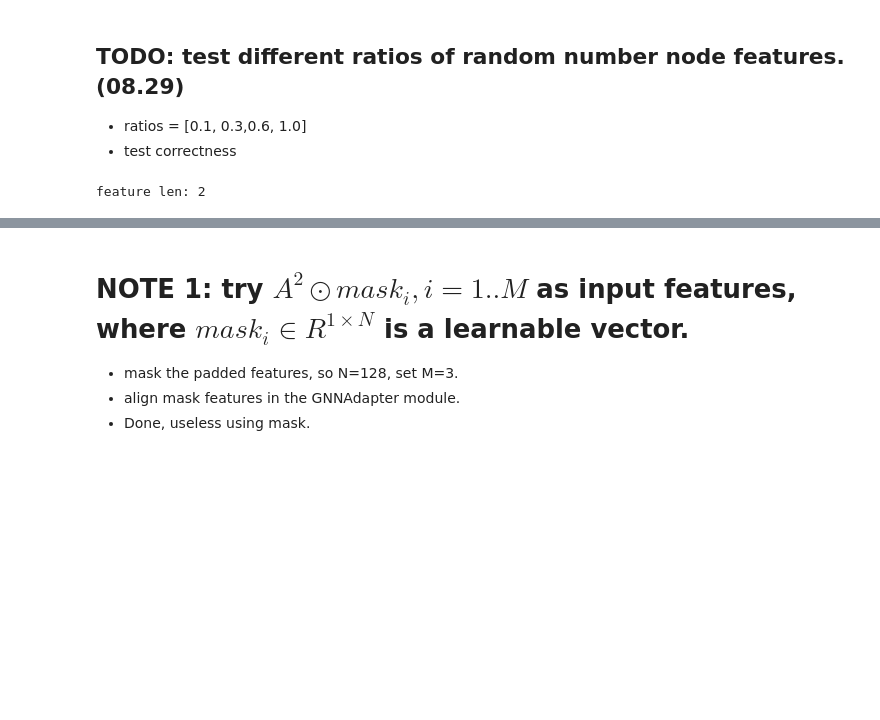
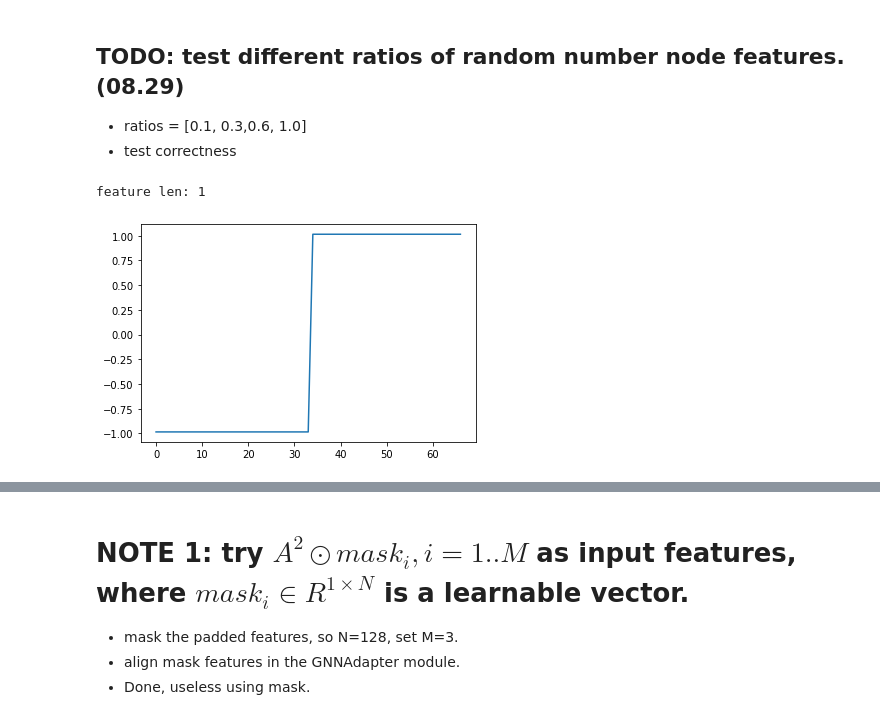
Before and after one commit to ICLab4DL/GNNBenchEffectiveness, a Jupyter notebook: benchmark_cc_d.ipynb, the cells around one changed output, grey strips where cells are left out. Saved outputs shown, nothing was run; the diff lists cells and outputs as text; code cells hidden in the pictures; blank space fills up the shorter version.

```diff
--- a/benchmark_cc_d.ipynb
+++ b/benchmark_cc_d.ipynb
@@ -1689,14 +1681,30 @@ cc_dataloaders.append(assemble_dataloader(*construct_dataset(cc_dataset,
                             y_torch_type=torch.FloatTensor, sparse=True), cuda=False))
 # %%
 # NOTE: only all one and index features
-index_fea_train = composite_node_features(node_features[2][0], node_features[4][0], padding=False)
-index_fea_test = composite_node_features(node_features[2][1], node_features[4][1], padding=False)
+# index_fea_train = composite_node_features(node_features[2][0], node_features[4][0], padding=False)
+# index_fea_test = composite_node_features(node_features[2][1], node_features[4][1], padding=False)
 cc_dataloaders = []
-cc_dataloaders.append(assemble_dataloader(
-    *construct_dataset(cc_dataset, (index_fea_train, index_fea_test),
-                       y_torch_type=torch.FloatTensor, sparse=True), cuda=False))
+
+train_dataset, test_dataset, scalers, scalers_y = construct_dataset(cc_dataset, (node_features[4][0], node_features[4][1]),
+                       y_torch_type=torch.FloatTensor, sparse=True, K=2)
+
+cc_dataloaders.append(assemble_dataloader(train_dataset, test_dataset , cuda=False))
 # %% [output]
-feature len: 2
+feature len: 1
+# %%
+# TODO: check the normalization of labels and features:
+
+x_check=[]
+y_check=[]
+
+for y in cc_dataloaders[0][0].dataset.y:
+    y_check.append(y.item())
+y_check= sorted(y_check)
+plt.figure()
+plt.plot(y_check)
+plt.show()
+# %% [output]
+[figure, added]
 # %%
 # NOTE: Circulant graphs, 09.04, only index features.
 # NOTE: mean pool
```
Also changed, not shown: parts of 14 cells of this notebook, 1 other file.
